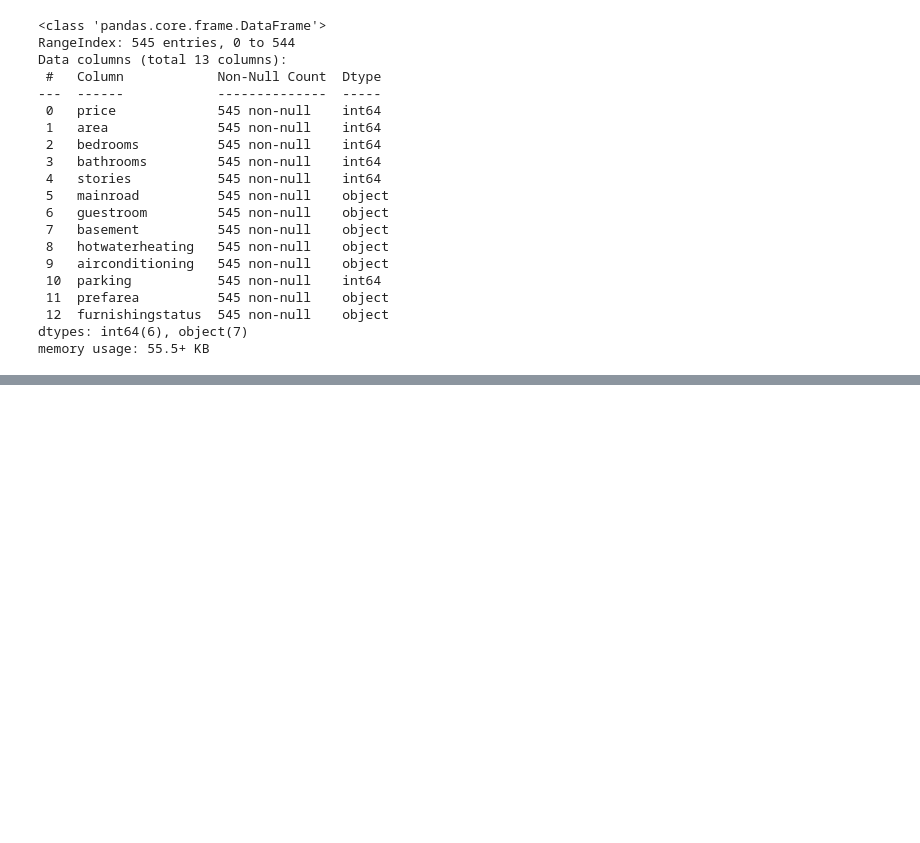
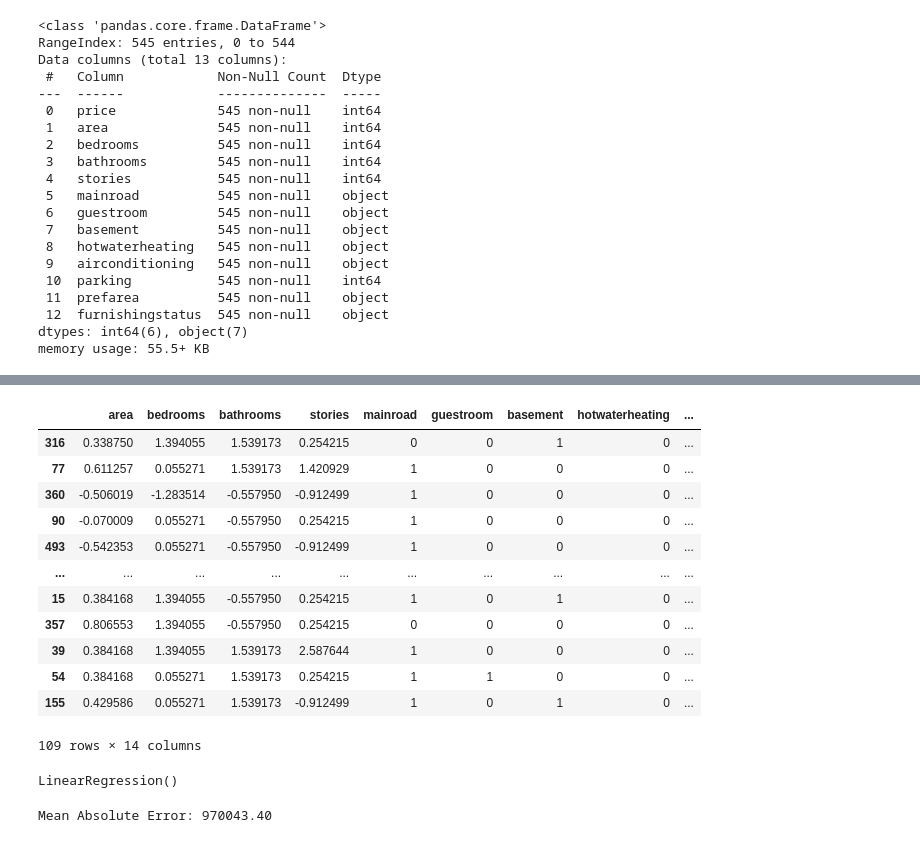
Before and after one commit to EhabMagdyy/AI, a Jupyter notebook: MachineLearning/03_LinearRegression/LinearRegression.ipynb, the cells around one changed output, grey strips where cells are left out. Cells and saved outputs as stored; diff of their text form; code cells hidden in the pictures; blank space fills up the shorter version.

```diff
--- a/MachineLearning/03_LinearRegression/LinearRegression.ipynb
+++ b/MachineLearning/03_LinearRegression/LinearRegression.ipynb
@@ -40,0 +135,16 @@ memory usage: 55.5+ KB
+# %%
+X_test
+# %% [output]
+|  | area | bedrooms | bathrooms | stories | mainroad | guestroom | basement | hotwaterheating | ... |
+| 316 | 0.338750 | 1.394055 | 1.539173 | 0.254215 | 0 | 0 | 1 | 0 | ... |
+| 77 | 0.611257 | 0.055271 | 1.539173 | 1.420929 | 1 | 0 | 0 | 0 | ... |
+| 360 | -0.506019 | -1.283514 | -0.557950 | -0.912499 | 1 | 0 | 0 | 0 | ... |
+| 90 | -0.070009 | 0.055271 | -0.557950 | 0.254215 | 1 | 0 | 0 | 0 | ... |
+| 493 | -0.542353 | 0.055271 | -0.557950 | -0.912499 | 1 | 0 | 0 | 0 | ... |
+| ... | ... | ... | ... | ... | ... | ... | ... | ... | ... |
+| 15 | 0.384168 | 1.394055 | -0.557950 | 0.254215 | 1 | 0 | 1 | 0 | ... |
+| 357 | 0.806553 | 1.394055 | -0.557950 | 0.254215 | 0 | 0 | 0 | 0 | ... |
+| 39 | 0.384168 | 1.394055 | 1.539173 | 2.587644 | 1 | 0 | 0 | 0 | ... |
+| 54 | 0.384168 | 0.055271 | 1.539173 | 0.254215 | 1 | 1 | 0 | 0 | ... |
+| 155 | 0.429586 | 0.055271 | 1.539173 | -0.912499 | 1 | 0 | 1 | 0 | ... |
+109 rows × 14 columns
@@ -40,0 +153,5 @@ memory usage: 55.5+ KB
+# %%
+
+model.fit(X_train, Y_train)
+# %% [output]
+LinearRegression()
@@ -40,0 +160,4 @@ memory usage: 55.5+ KB
+# %%
+print(f"Mean Absolute Error: {mean_absolute_error(Y_test, y_pred):.2f}")
+# %% [output]
+Mean Absolute Error: 970043.40
```
Also changed, not shown: parts of 15 cells of this notebook.
